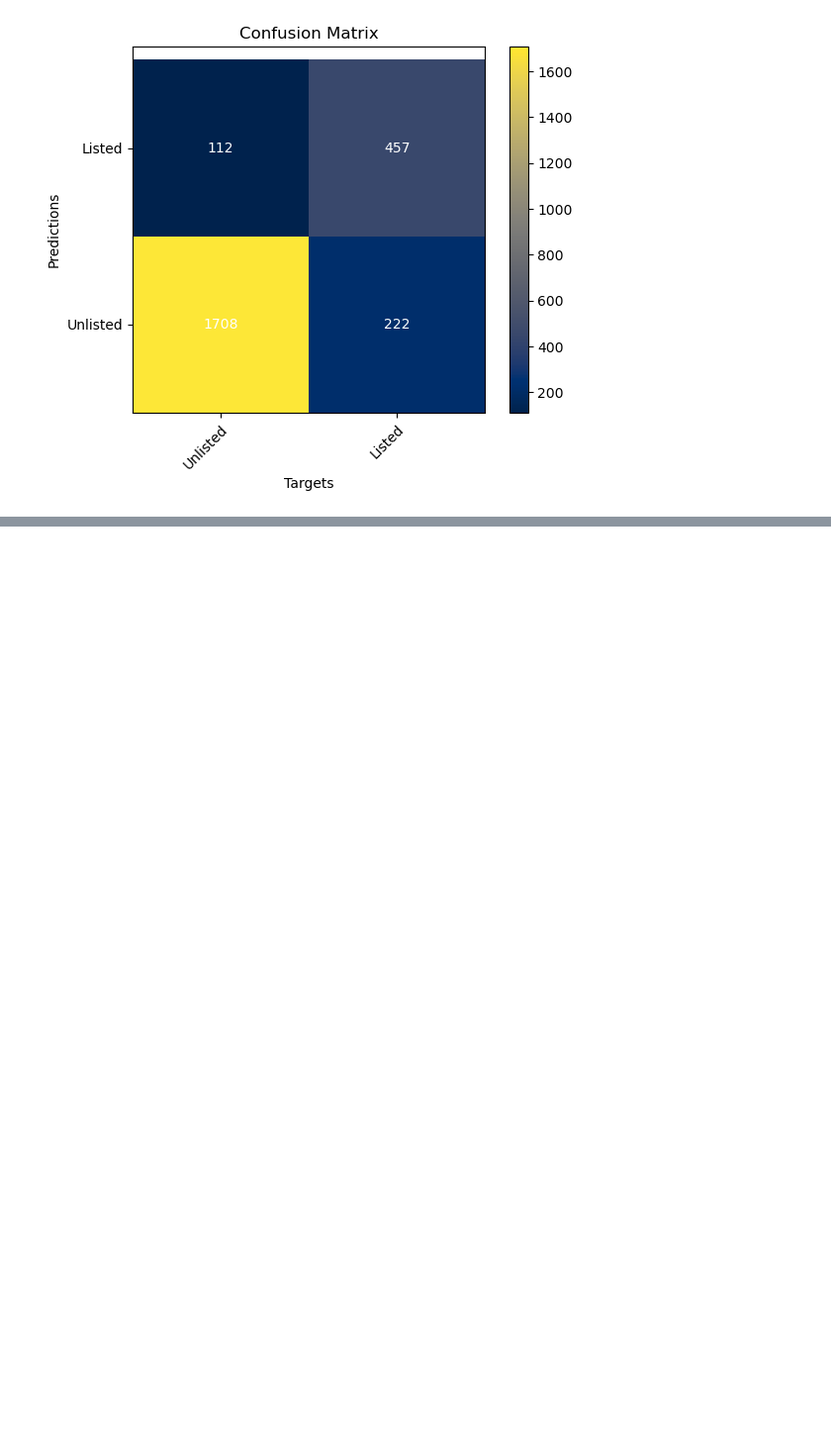
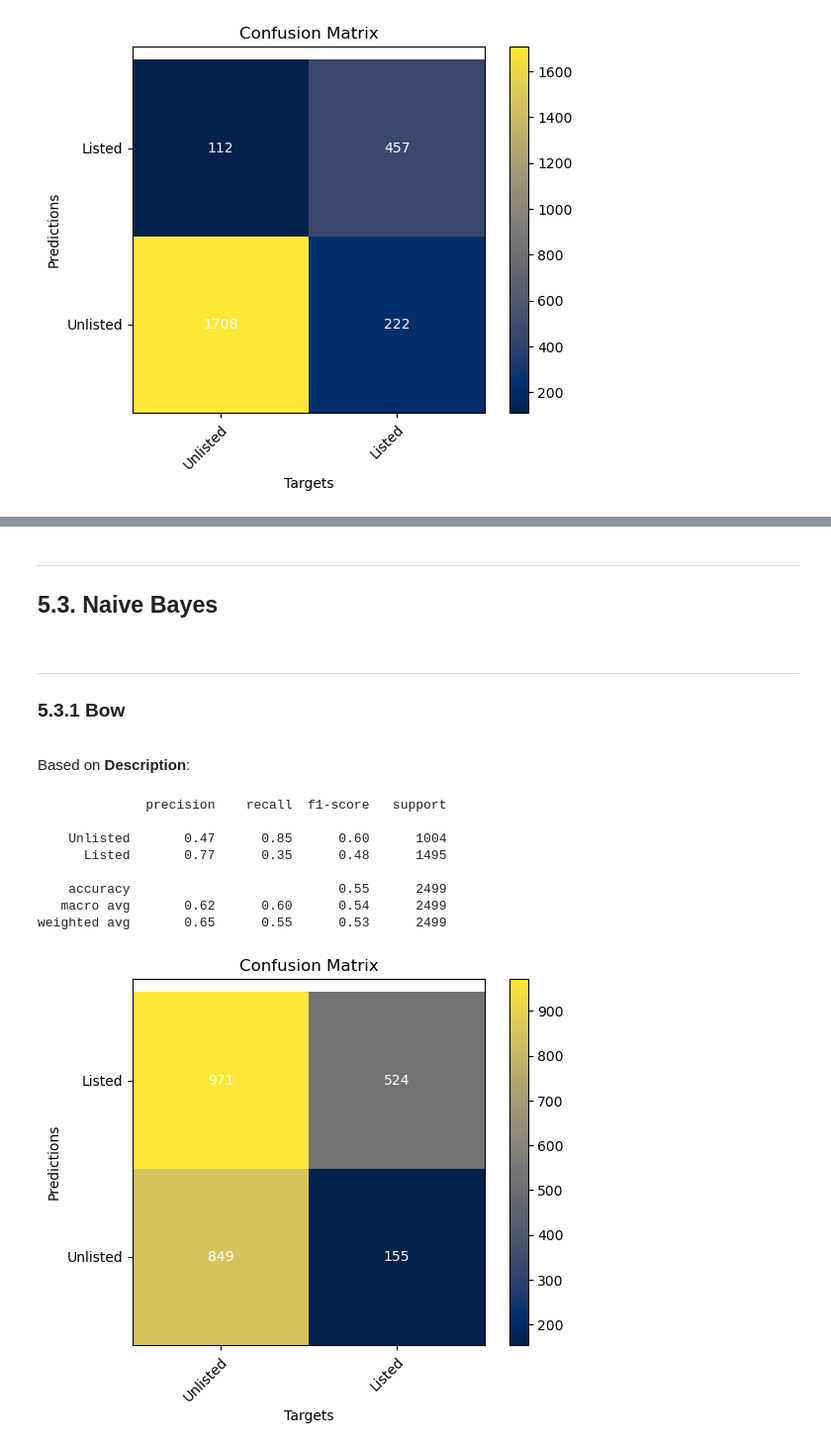
Before and after one commit to iryna-savchuk/TM_project, a Jupyter notebook: NLP_17_catia.ipynb, the cells around one changed output, grey strips where cells are left out. Shown at 99% size. Cells and saved outputs as stored; diff of their text form; code cells hidden in the pictures; blank space fills up the shorter version.

Commit message:
add neive bayes, logistic regression and NN for BOW

```diff
--- a/NLP_17_catia.ipynb
+++ b/NLP_17_catia.ipynb
@@ -1708,0 +1722,45 @@ weighted avg       0.89      0.89      0.89      2499
+# %% [markdown]
+<hr>
+<a class="anchor" id="naivebayes">
+
+## 5.3. Naive Bayes
+
+</a>
+# %%
+model_nb = GaussianNB()
+# %%
+X_train_1_bow_array = X_train_1_bow.toarray()
+X_train_2_bow_array = X_train_2_bow.toarray()
+#X_train_ext_bow_array = X_train_ext_bow.toarray()
+X_val_1_bow_array= X_val_1_bow.toarray()
+X_val_2_bow_array= X_val_2_bow.toarray()
+#X_val_ext_bow_array = X_val_ext_bow.toarray()
+# %% [markdown]
+<hr>
+<a class="anchor" id="nb_bow">
+
+### 5.3.1 Bow
+
+</a>
+# %% [markdown]
+Based on **Description**:
+# %%
+model_nb.fit(X_train_1_bow_array,y_train)
+
+# Prediction
+y_pred_nb = model_nb.predict(X_val_1_bow_array)
+
+# Evaluation
+print(classification_report(y_pred_nb, y_val, target_names = labels.keys()))
+
+plot_cm(confusion_matrix(y_pred_nb, y_val), labels.keys())
+# %% [output]
+              precision    recall  f1-score   support
+
+    Unlisted       0.47      0.85      0.60      1004
+      Listed       0.77      0.35      0.48      1495
+
+    accuracy                           0.55      2499
+   macro avg       0.62      0.60      0.54      2499
+weighted avg       0.65      0.55      0.53      2499
+[figure, added]
```
Also changed, not shown: parts of 74 cells of this notebook.
